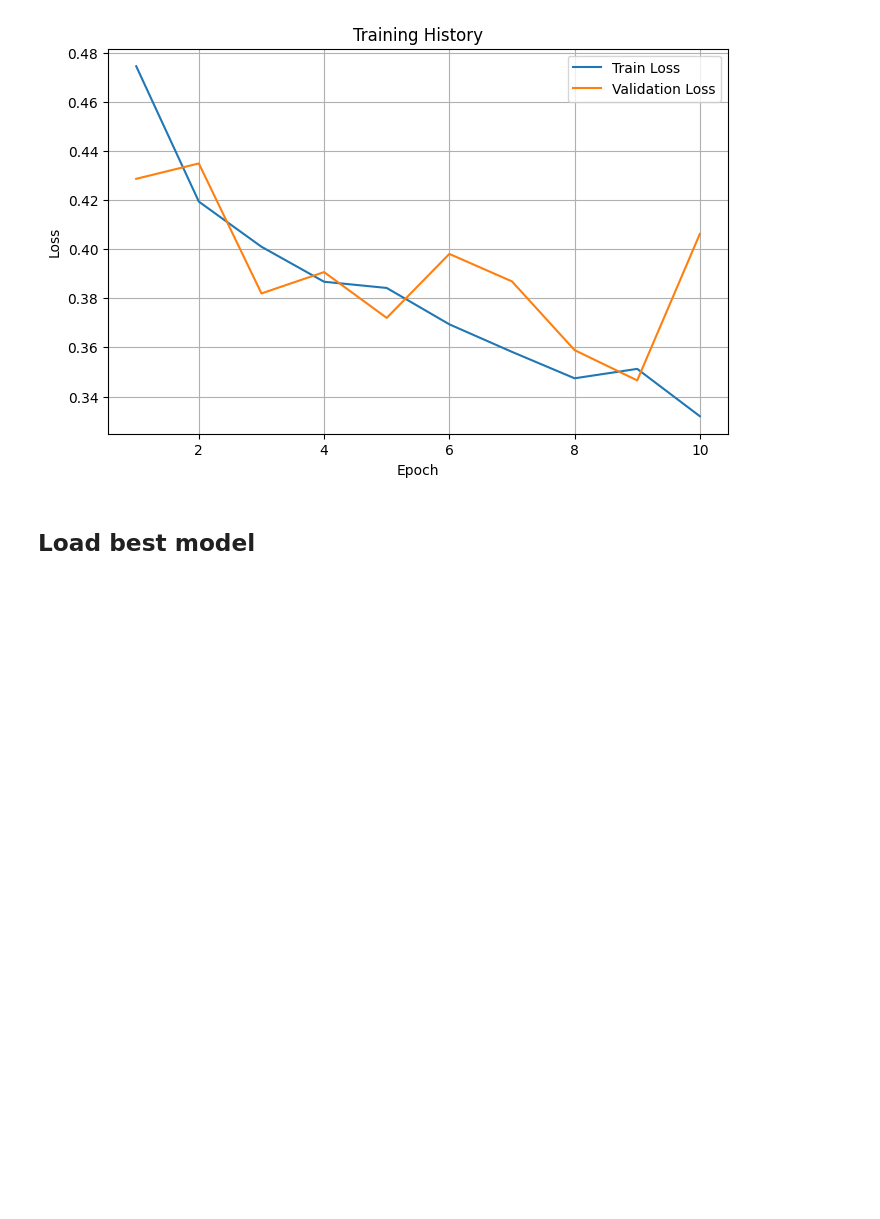
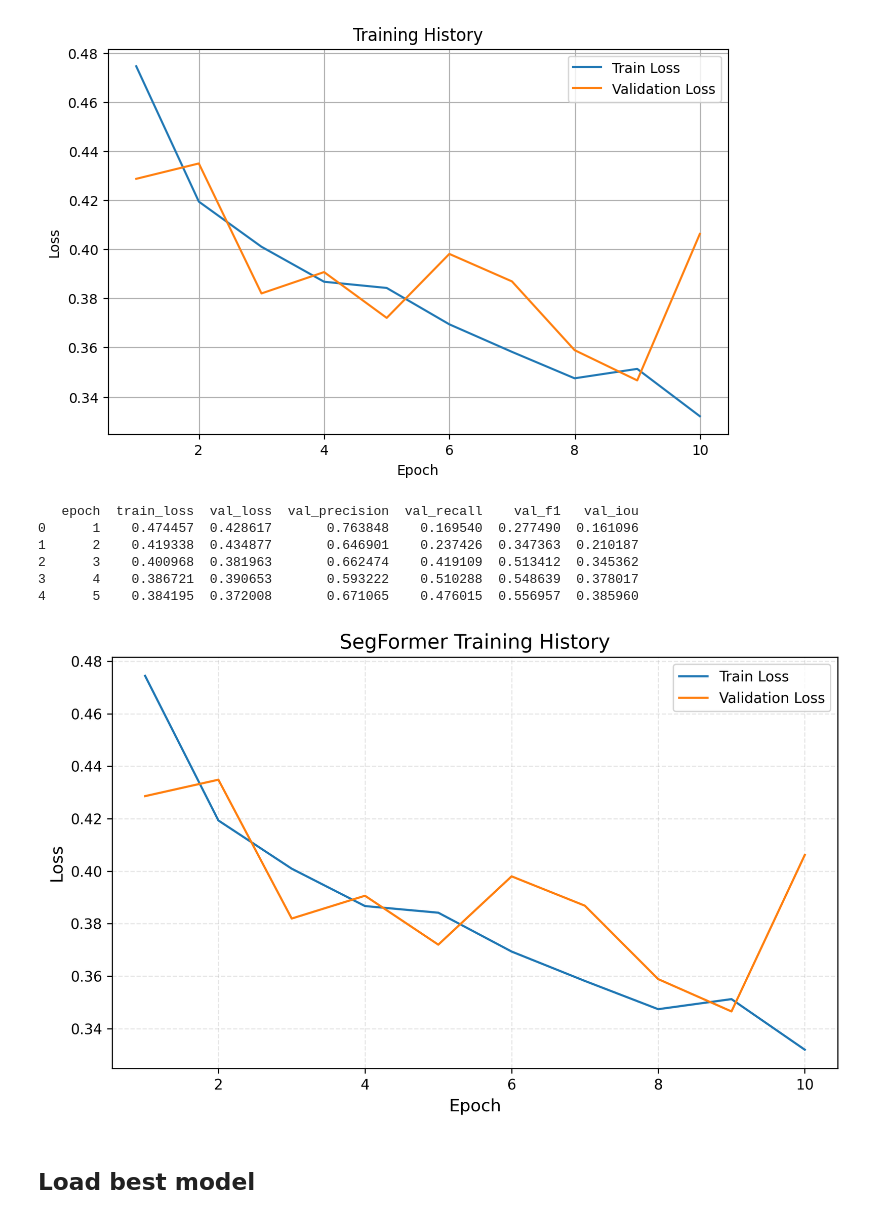
Before and after one commit to yg452-cloud/DSAN6600-final-project, a Jupyter notebook: notebooks/03_segformer.ipynb, the cells around one changed output. Drawn from its saved outputs; the diff is of its cells as text; code cells hidden in the pictures; blank space fills up the shorter version.

```diff
--- a/notebooks/03_segformer.ipynb
+++ b/notebooks/03_segformer.ipynb
@@ -821,3 +828,45 @@ plt.show()
+# %%
+import sys
+from pathlib import Path
+import pandas as pd
+import matplotlib.pyplot as plt
+
+project_root = Path.cwd().resolve().parent
+sys.path.append(str(project_root))
+
+from src.plot_utils import set_plot_style, save_figure, DEFAULT_FIGSIZE
+
+history_df = pd.read_csv(project_root / "outputs" / "segformer" / "training_history.csv")
+print(history_df.head())
+
+set_plot_style()
+
+fig, ax = plt.subplots(figsize=DEFAULT_FIGSIZE)
+ax.plot(history_df["epoch"], history_df["train_loss"], label="Train Loss")
+ax.plot(history_df["epoch"], history_df["val_loss"], label="Validation Loss")
+
+ax.set_xlabel("Epoch")
+ax.set_ylabel("Loss")
+ax.set_title("SegFormer Training History")
+ax.legend()
+ax.grid(True)
+
+plt.tight_layout()
+
+save_figure(
+    fig,
+    project_root / "outputs" / "segformer" / "segformer_training_history.png"
+)
+
+plt.show()
+# %% [output]
+   epoch  train_loss  val_loss  val_precision  val_recall    val_f1   val_iou
+0      1    0.474457  0.428617       0.763848    0.169540  0.277490  0.161096
+1      2    0.419338  0.434877       0.646901    0.237426  0.347363  0.210187
+2      3    0.400968  0.381963       0.662474    0.419109  0.513412  0.345362
+3      4    0.386721  0.390653       0.593222    0.510288  0.548639  0.378017
+4      5    0.384195  0.372008       0.671065    0.476015  0.556957  0.385960
+[figure, added]
 # %% [markdown]
 ## Load best model
 # %%
```
Also changed, not shown: parts of 1 cell of this notebook.
